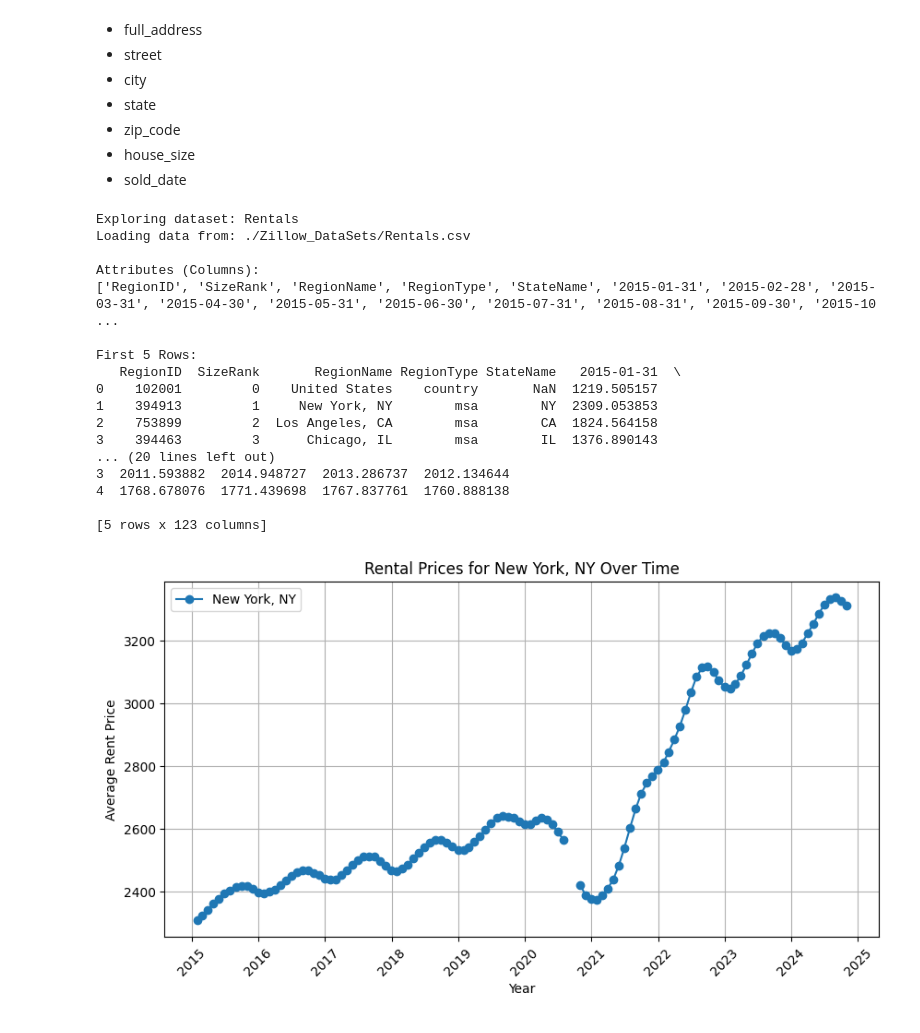
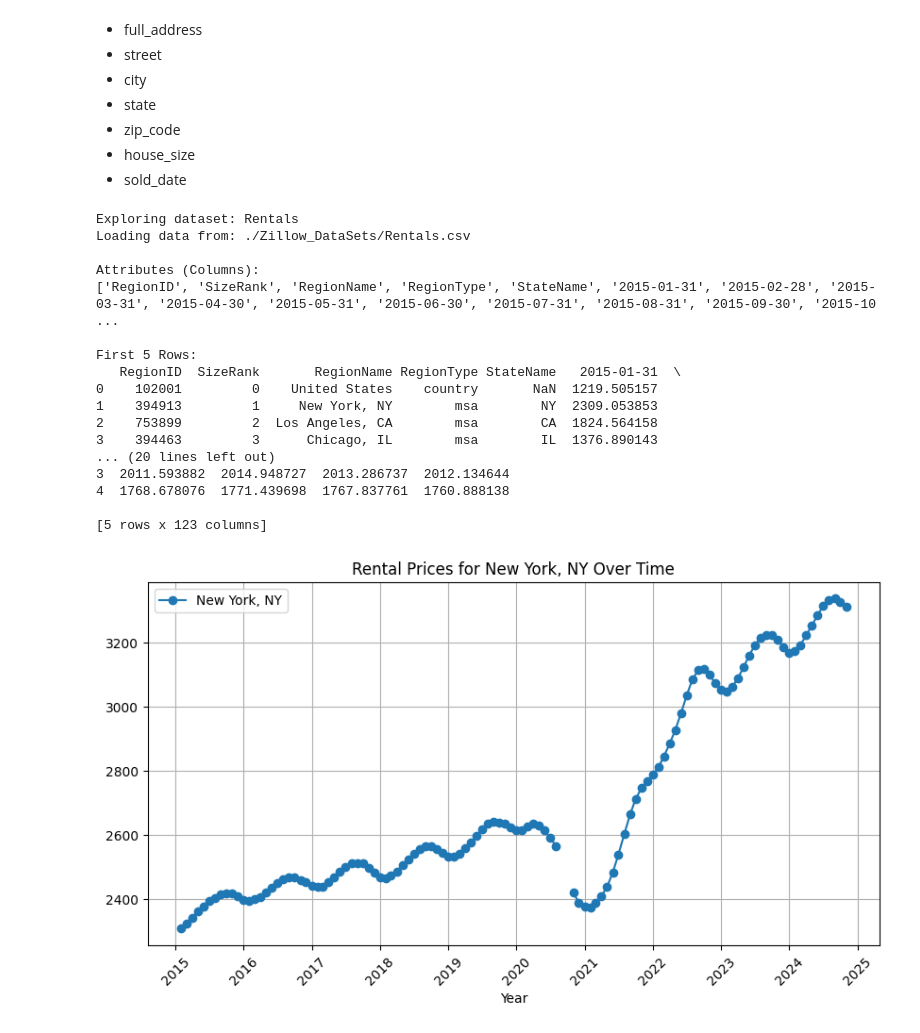
Before and after one commit to jpthesmar/House_Price_Forecaster-DSIII, a Jupyter notebook: House_Price_Analysis.ipynb, the cells around one changed output. Drawn from its saved outputs; the diff is of its cells as text; code cells hidden in the pictures.

Commit message:
graphs

```diff
--- a/House_Price_Analysis.ipynb
+++ b/House_Price_Analysis.ipynb
@@ -138,32 +138,32 @@ region_data = region_data.drop(columns=['RegionID', 'SizeRank', 'RegionName', 'R
 # Convert column headers to datetime
 region_data.columns = pd.to_datetime(region_data.columns)
 
 # Plot the time-series data for the selected region
 plt.figure(figsize=(10, 5))
 plt.plot(region_data.columns, region_data.iloc[0], marker='o', label=region_name)
 plt.title(f"Rental Prices for {region_name} Over Time")
 plt.xlabel("Year")
-plt.ylabel("Average Rent Price")
+# plt.ylabel("Average Rent Price")
 plt.xticks(rotation=45)
 plt.grid(True)
 plt.legend()
 plt.show()
 # %% [output]
 Exploring dataset: Rentals
 Loading data from: ./Zillow_DataSets/Rentals.csv
 
 Attributes (Columns):
 ['RegionID', 'SizeRank', 'RegionName', 'RegionType', 'StateName', '2015-01-31', '2015-02-28', '2015-03-31', '2015-04-30', '2015-05-31', '2015-06-30', '2015-07-31', '2015-08-31', '2015-09-30', '2015-10 ...
 
 First 5 Rows:
    RegionID  SizeRank       RegionName RegionType StateName   2015-01-31  \
 0    102001         0    United States    country       NaN  1219.505157
 1    394913         1     New York, NY        msa        NY  2309.053853
 2    753899         2  Los Angeles, CA        msa        CA  1824.564158
 3    394463         3      Chicago, IL        msa        IL  1376.890143
 ... (20 lines left out)
 3  2011.593882  2014.948727  2013.286737  2012.134644
 4  1768.678076  1771.439698  1767.837761  1760.888138
 
 [5 rows x 123 columns]
-[figure, old version]
+[figure, new version]
```
Also changed, not shown: parts of 6 cells of this notebook, 1 other file.
